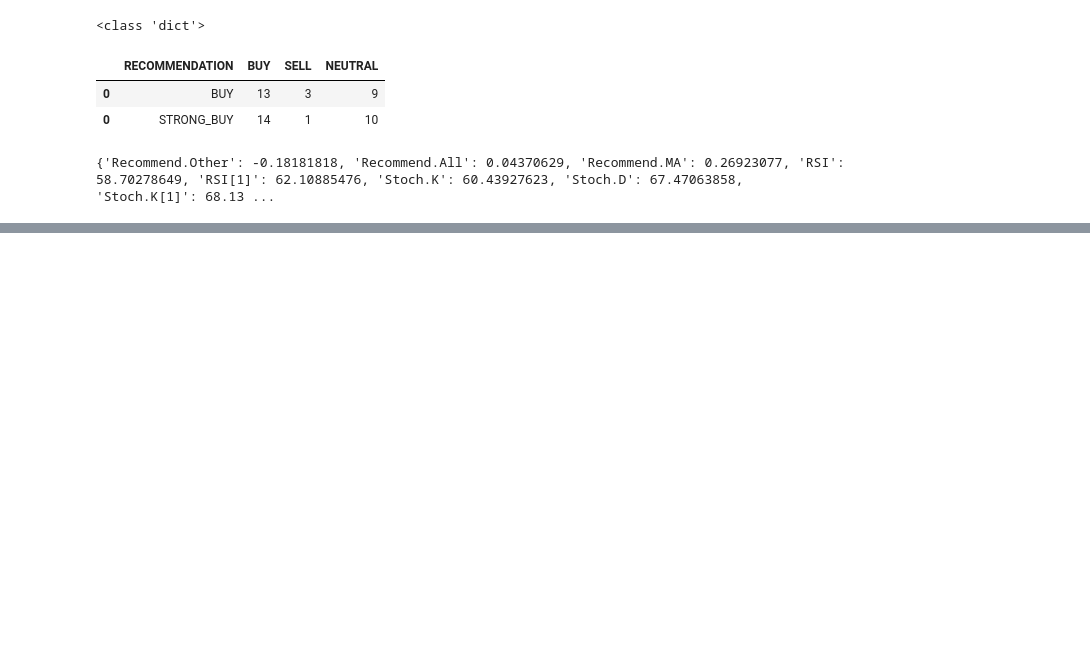
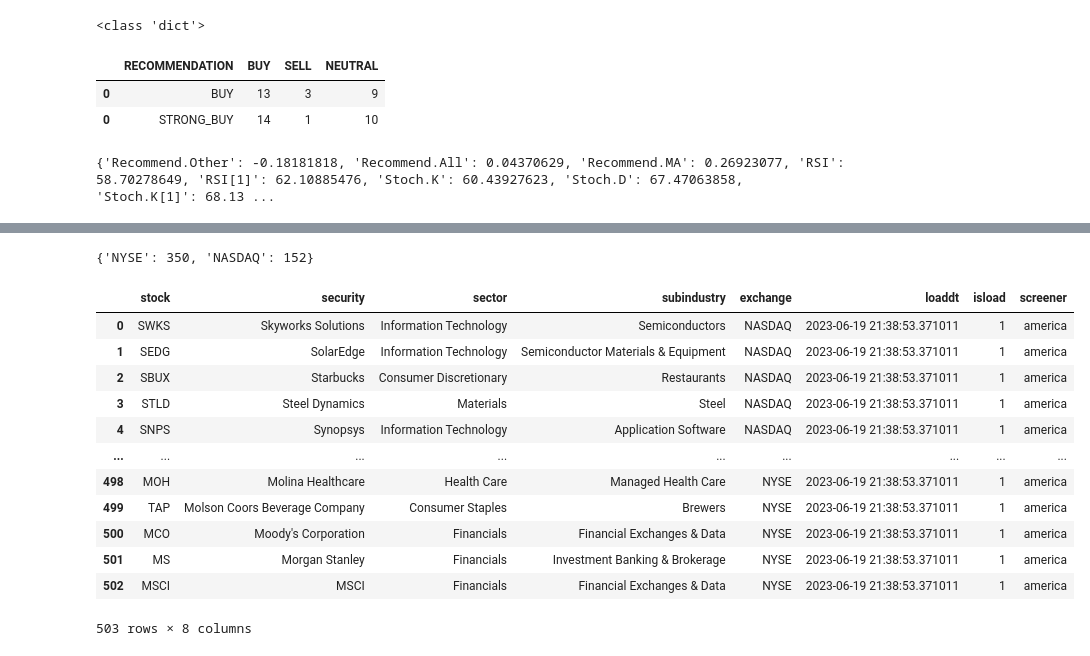
Before and after one commit to kravchukpetr/FinanceProject, a Jupyter notebook: ipynb/Connect to freedom.ipynb, the cells around one changed output, grey strips where cells are left out. Saved outputs shown, nothing was run; the diff lists cells and outputs as text; code cells hidden in the pictures; blank space fills up the shorter version.

```diff
--- a/ipynb/Connect to freedom.ipynb
+++ b/ipynb/Connect to freedom.ipynb
@@ -357,0 +475,10 @@ AAPL
+# %%
+count = {}
+for exchange in exchange_dict.values():
+    if exchange in count:
+        count[exchange] += 1
+    else:
+        count[exchange] = 1
+print(count)
+# %% [output]
+{'NYSE': 350, 'NASDAQ': 152}
@@ -357,0 +509,16 @@ AAPL
+# %%
+fl.get_stock_list_from_db()
+# %% [output]
+|  | stock | security | sector | subindustry | exchange | loaddt | isload | screener |
+| 0 | SWKS | Skyworks Solutions | Information Technology | Semiconductors | NASDAQ | 2023-06-19 21:38:53.371011 | 1 | america |
+| 1 | SEDG | SolarEdge | Information Technology | Semiconductor Materials & Equipment | NASDAQ | 2023-06-19 21:38:53.371011 | 1 | america |
+| 2 | SBUX | Starbucks | Consumer Discretionary | Restaurants | NASDAQ | 2023-06-19 21:38:53.371011 | 1 | america |
+| 3 | STLD | Steel Dynamics | Materials | Steel | NASDAQ | 2023-06-19 21:38:53.371011 | 1 | america |
+| 4 | SNPS | Synopsys | Information Technology | Application Software | NASDAQ | 2023-06-19 21:38:53.371011 | 1 | america |
+| ... | ... | ... | ... | ... | ... | ... | ... | ... |
+| 498 | MOH | Molina Healthcare | Health Care | Managed Health Care | NYSE | 2023-06-19 21:38:53.371011 | 1 | america |
+| 499 | TAP | Molson Coors Beverage Company | Consumer Staples | Brewers | NYSE | 2023-06-19 21:38:53.371011 | 1 | america |
+| 500 | MCO | Moody's Corporation | Financials | Financial Exchanges & Data | NYSE | 2023-06-19 21:38:53.371011 | 1 | america |
+| 501 | MS | Morgan Stanley | Financials | Investment Banking & Brokerage | NYSE | 2023-06-19 21:38:53.371011 | 1 | america |
+| 502 | MSCI | MSCI | Financials | Financial Exchanges & Data | NYSE | 2023-06-19 21:38:53.371011 | 1 | america |
+503 rows × 8 columns
```
Also changed, not shown: parts of 21 cells of this notebook, 9 other files.
